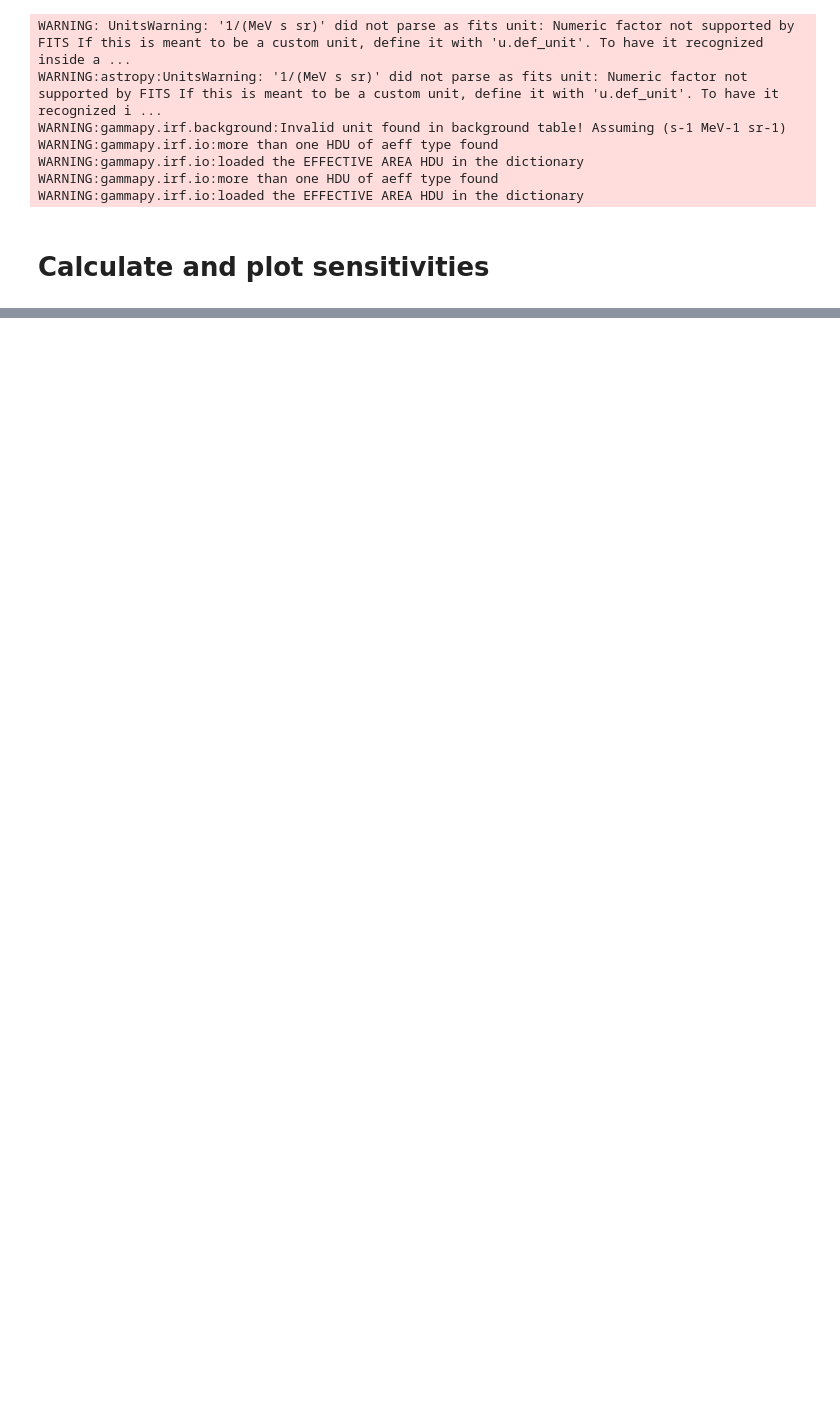
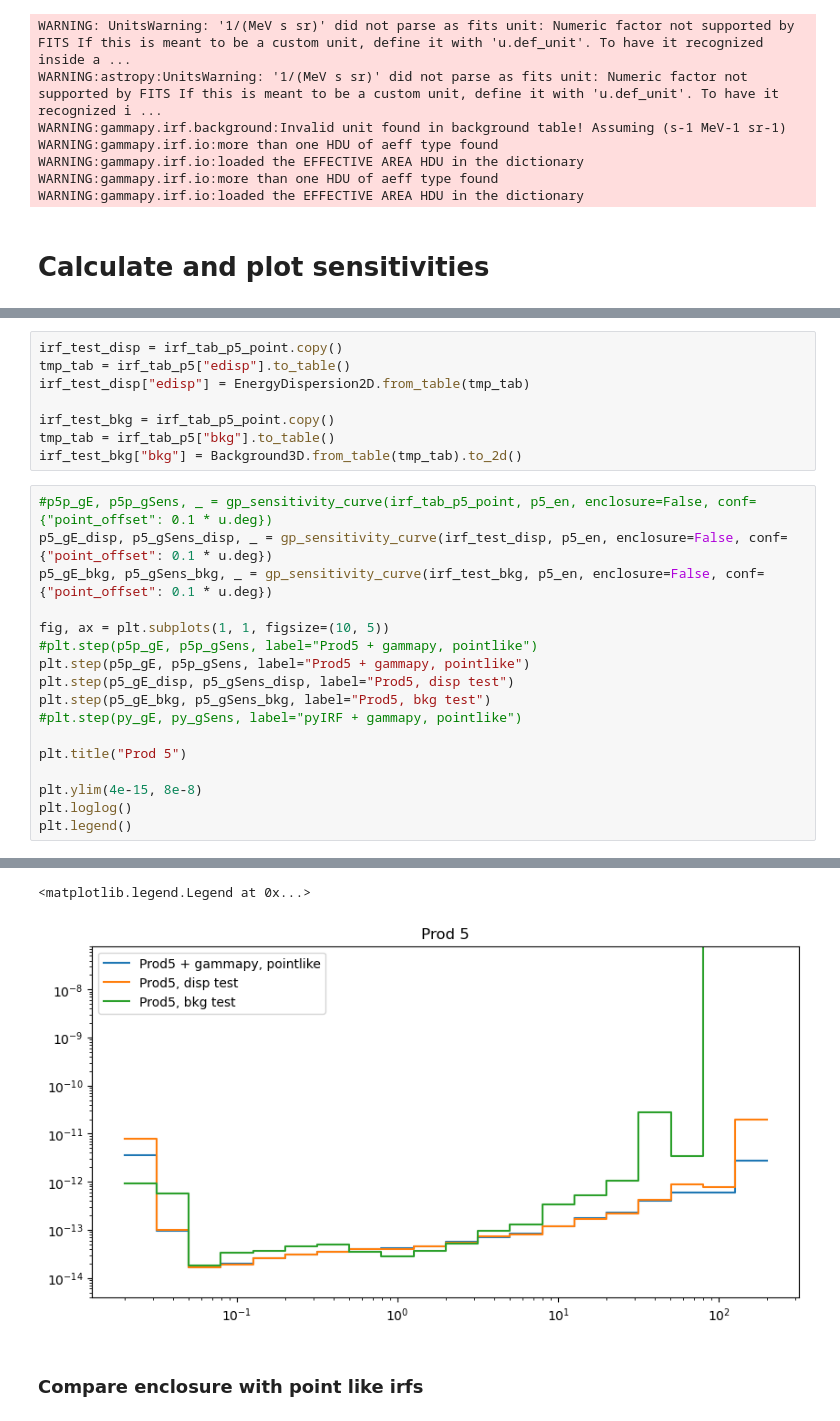
Before and after one commit to Tobychev/GammapySensitivity, a Jupyter notebook: SensitivityFromIRF.ipynb, the cells around one changed output, grey strips where cells are left out. Drawn from its saved outputs; the diff is of its cells as text; blank space fills up the shorter version.

```diff
--- a/SensitivityFromIRF.ipynb
+++ b/SensitivityFromIRF.ipynb
@@ -189,0 +222,26 @@ plt.legend()
+# %%
+irf_test_disp = irf_tab_p5_point.copy()
+tmp_tab = irf_tab_p5["edisp"].to_table()
+irf_test_disp["edisp"] = EnergyDispersion2D.from_table(tmp_tab)
+
+irf_test_bkg = irf_tab_p5_point.copy()
+tmp_tab = irf_tab_p5["bkg"].to_table()
+irf_test_bkg["bkg"] = Background3D.from_table(tmp_tab).to_2d()
+# %%
+#p5p_gE, p5p_gSens, _ = gp_sensitivity_curve(irf_tab_p5_point, p5_en, enclosure=False, conf={"point_offset": 0.1 * u.deg})
+p5_gE_disp, p5_gSens_disp, _ = gp_sensitivity_curve(irf_test_disp, p5_en, enclosure=False, conf={"point_offset": 0.1 * u.deg})
+p5_gE_bkg, p5_gSens_bkg, _ = gp_sensitivity_curve(irf_test_bkg, p5_en, enclosure=False, conf={"point_offset": 0.1 * u.deg})
+
+fig, ax = plt.subplots(1, 1, figsize=(10, 5))
+#plt.step(p5p_gE, p5p_gSens, label="Prod5 + gammapy, pointlike")
+plt.step(p5p_gE, p5p_gSens, label="Prod5 + gammapy, pointlike")
+plt.step(p5_gE_disp, p5_gSens_disp, label="Prod5, disp test")
+plt.step(p5_gE_bkg, p5_gSens_bkg, label="Prod5, bkg test")
+#plt.step(py_gE, py_gSens, label="pyIRF + gammapy, pointlike")
+
+plt.title("Prod 5")
+
+plt.ylim(4e-15, 8e-8)
+plt.loglog()
+plt.legend()
+# %% [output]
@@ -189,0 +250,4 @@ plt.legend()
+<matplotlib.legend.Legend at 0x...>
+[figure, added]
+# %% [markdown]
+### Compare enclosure with point like irfs
```
Also changed, not shown: parts of 29 cells of this notebook, 1 other file.
